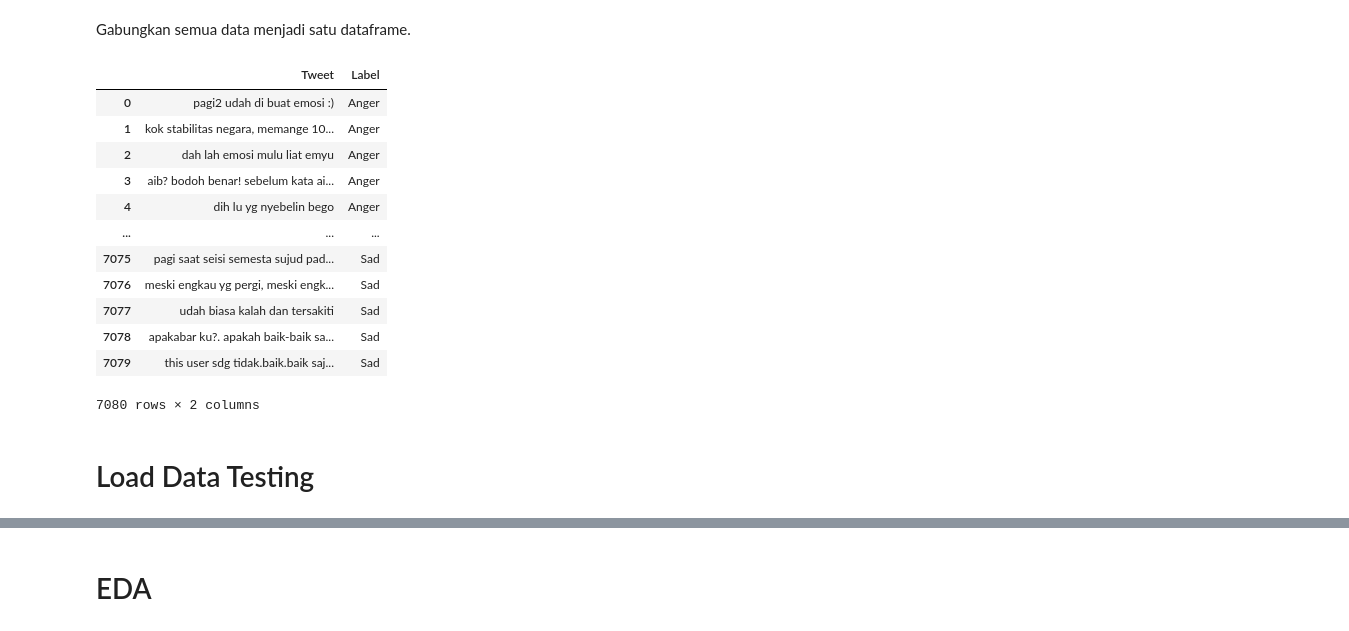
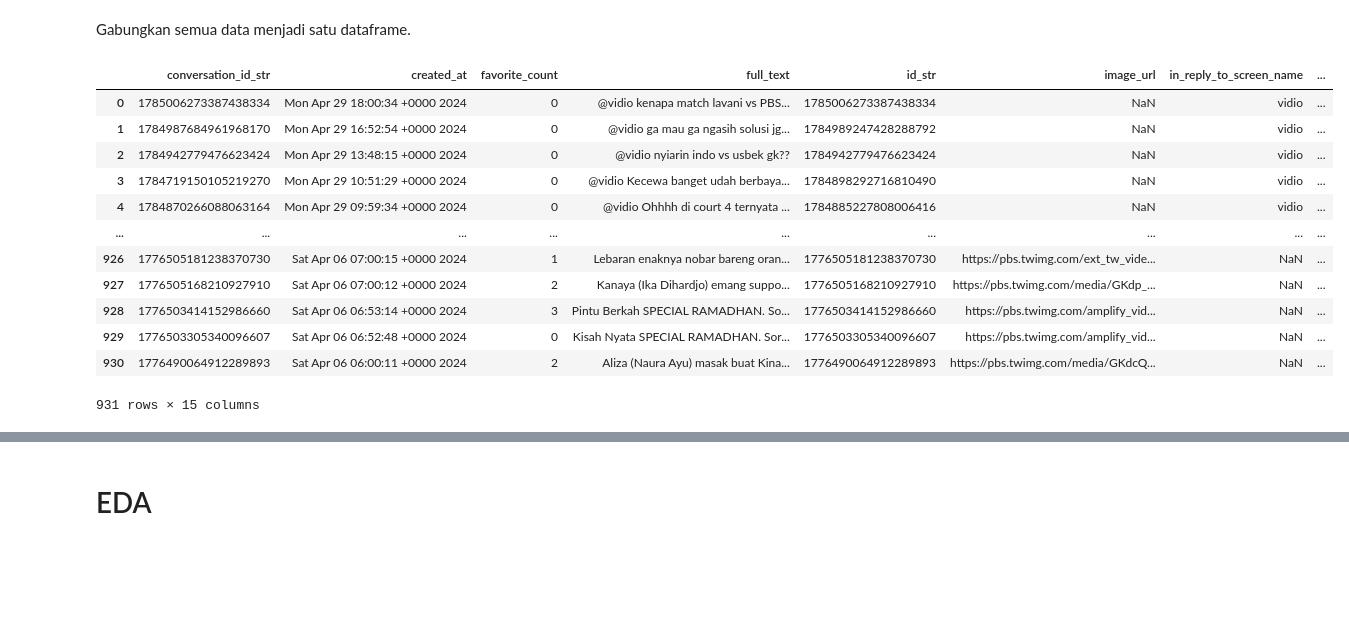
Before and after one commit to rissopanji/Analisis_Emosi_yang_bikin_Emosi, a Jupyter notebook: Preprocessing_Testing.ipynb, the cells around one changed output, grey strips where cells are left out. Saved outputs shown, nothing was run; the diff lists cells and outputs as text; code cells hidden in the pictures; blank space fills up the shorter version.

```diff
--- a/Preprocessing_Testing.ipynb
+++ b/Preprocessing_Testing.ipynb
@@ -33,4 +52,4 @@ warnings.filterwarnings("ignore")
 # %%
-anger_data = pandas.read_csv("./Dataset/Training/Training_Raw/AngerData.csv", on_bad_lines="skip", delimiter="\t")
-anger_data
+vidio1 = pd.read_csv("./Dataset/Testing/(@vidio).csv", on_bad_lines="skip", delimiter=",")
+vidio1
 # %% [output]
@@ -49,0 +69,3 @@ anger_data
+# %%
+vidio2 = pd.read_csv("./Dataset/Testing/(@Vidio) (1).csv", on_bad_lines="skip", delimiter=",")
+vidio2
@@ -49,0 +86,3 @@ anger_data
+# %%
+tovidiosport = pd.read_csv("./Dataset/Testing/(to-VidioSport).csv", on_bad_lines="skip", delimiter=",")
+tovidiosport
@@ -50,4 +91,4 @@ anger_data
 # %%
-fear_data = pandas.read_csv("./Dataset/Training/Training_Raw/FearData.csv", on_bad_lines="skip", delimiter="\t")
-fear_data
+vidiosport = pd.read_csv("./Dataset/Testing/(@VidioSport).csv", on_bad_lines="skip", delimiter=",")
+vidiosport
 # %% [output]
@@ -135,21 +96,21 @@ sad_data
 # %% [markdown]
 Gabungkan semua data menjadi satu dataframe.
 # %%
-train_data = pandas.concat([anger_data,fear_data,joy_data,love_data,neutral_data,sad_data])
+train_data = pd.concat([tovidio,vidio1, vidio2, tovidiosport, vidiosport])
 train_data.reset_index(inplace=True,drop=True)
 train_data
 # %% [output]
-|  | Tweet | Label |
-| 0 | pagi2 udah di buat emosi :) | Anger |
-| 1 | kok stabilitas negara, memange 10... | Anger |
-| 2 | dah lah emosi mulu liat emyu | Anger |
-| 3 | aib? bodoh benar! sebelum kata ai... | Anger |
-| 4 | dih lu yg nyebelin bego | Anger |
-| ... | ... | ... |
-| 7075 | pagi saat seisi semesta sujud pad... | Sad |
-| 7076 | meski engkau yg pergi, meski engk... | Sad |
-| 7077 | udah biasa kalah dan tersakiti | Sad |
-| 7078 | apakabar ku?. apakah baik-baik sa... | Sad |
-| 7079 | this user sdg tidak.baik.baik saj... | Sad |
+|  | conversation_id_str | created_at | favorite_count | full_text | id_str | image_url | in_reply_to_screen_name | ... |
+| 0 | 1785006273387438334 | Mon Apr 29 18:00:34 +0000 2024 | 0 | @vidio kenapa match lavani vs PBS... | 1785006273387438334 | NaN | vidio | ... |
+| 1 | 1784987684961968170 | Mon Apr 29 16:52:54 +0000 2024 | 0 | @vidio ga mau ga ngasih solusi jg... | 1784989247428288792 | NaN | vidio | ... |
+| 2 | 1784942779476623424 | Mon Apr 29 13:48:15 +0000 2024 | 0 | @vidio nyiarin indo vs usbek gk?? | 1784942779476623424 | NaN | vidio | ... |
+| 3 | 1784719150105219270 | Mon Apr 29 10:51:29 +0000 2024 | 0 | @vidio Kecewa banget udah berbaya... | 1784898292716810490 | NaN | vidio | ... |
+| 4 | 1784870266088063164 | Mon Apr 29 09:59:34 +0000 2024 | 0 | @vidio Ohhhh di court 4 ternyata ... | 1784885227808006416 | NaN | vidio | ... |
+| ... | ... | ... | ... | ... | ... | ... | ... | ... |
+| 926 | 1776505181238370730 | Sat Apr 06 07:00:15 +0000 2024 | 1 | Lebaran enaknya nobar bareng oran... | 1776505181238370730 | https://pbs.twimg.com/ext_tw_vide... | NaN | ... |
+| 927 | 1776505168210927910 | Sat Apr 06 07:00:12 +0000 2024 | 2 | Kanaya (Ika Dihardjo) emang suppo... | 1776505168210927910 | https://pbs.twimg.com/media/GKdp_... | NaN | ... |
+| 928 | 1776503414152986660 | Sat Apr 06 06:53:14 +0000 2024 | 3 | Pintu Berkah SPECIAL RAMADHAN. So... | 1776503414152986660 | https://pbs.twimg.com/amplify_vid... | NaN | ... |
+| 929 | 1776503305340096607 | Sat Apr 06 06:52:48 +0000 2024 | 0 | Kisah Nyata SPECIAL RAMADHAN. Sor... | 1776503305340096607 | https://pbs.twimg.com/amplify_vid... | NaN | ... |
+| 930 | 1776490064912289893 | Sat Apr 06 06:00:11 +0000 2024 | 2 | Aliza (Naura Ayu) masak buat Kina... | 1776490064912289893 | https://pbs.twimg.com/media/GKdcQ... | NaN | ... |
-7080 rows × 2 columns
+931 rows × 15 columns
 # %%
@@ -157,2 +117,0 @@ train_data.to_excel('./Dataset/Training/not_preposessing.xlsx')
-# %% [markdown]
-# Load Data Testing
```
Also changed, not shown: parts of 272 cells of this notebook, 23 other files.
